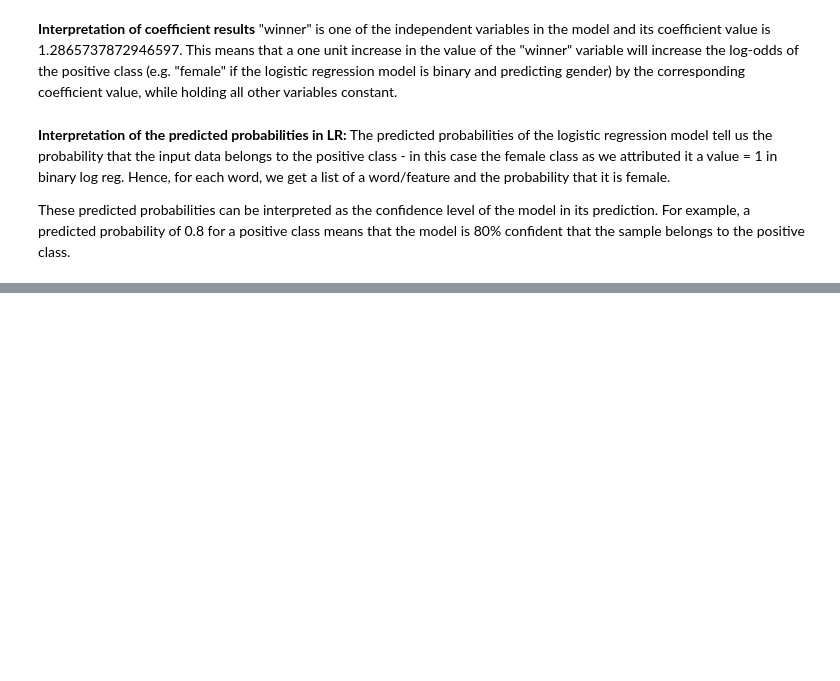
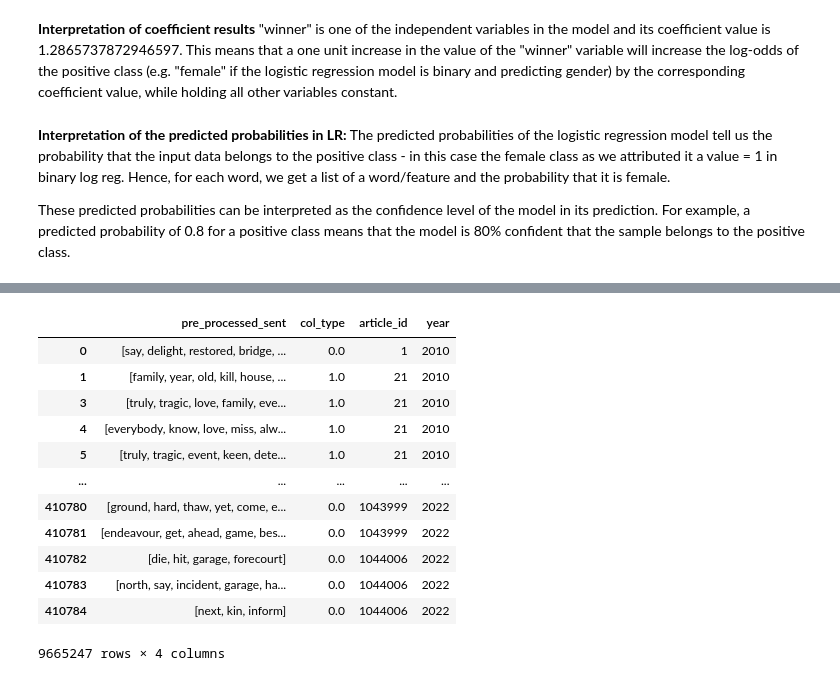
Before and after one commit to yvferreiro/MasterThesis, a Jupyter notebook: Logistic Regression.ipynb, the cells around one changed output, grey strips where cells are left out. Drawn from its saved outputs; the diff is of its cells as text; code cells hidden in the pictures; blank space fills up the shorter version.

```diff
--- a/Logistic Regression.ipynb
+++ b/Logistic Regression.ipynb
@@ -215,0 +290,17 @@ df_high
+# %%
+df_reduced = df_all[["pre_processed_sent", "col_type", "article_id", "year"]]
+df_reduced
+# %% [output]
+|  | pre_processed_sent | col_type | article_id | year |
+| 0 | [say, delight, restored, bridge, ... | 0.0 | 1 | 2010 |
+| 1 | [family, year, old, kill, house, ... | 1.0 | 21 | 2010 |
+| 3 | [truly, tragic, love, family, eve... | 1.0 | 21 | 2010 |
+| 4 | [everybody, know, love, miss, alw... | 1.0 | 21 | 2010 |
+| 5 | [truly, tragic, event, keen, dete... | 1.0 | 21 | 2010 |
+| ... | ... | ... | ... | ... |
+| 410780 | [ground, hard, thaw, yet, come, e... | 0.0 | 1043999 | 2022 |
+| 410781 | [endeavour, get, ahead, game, bes... | 0.0 | 1043999 | 2022 |
+| 410782 | [die, hit, garage, forecourt] | 0.0 | 1044006 | 2022 |
+| 410783 | [north, say, incident, garage, ha... | 0.0 | 1044006 | 2022 |
+| 410784 | [next, kin, inform] | 0.0 | 1044006 | 2022 |
+9665247 rows × 4 columns
```
Also changed, not shown: parts of 12 cells of this notebook.
